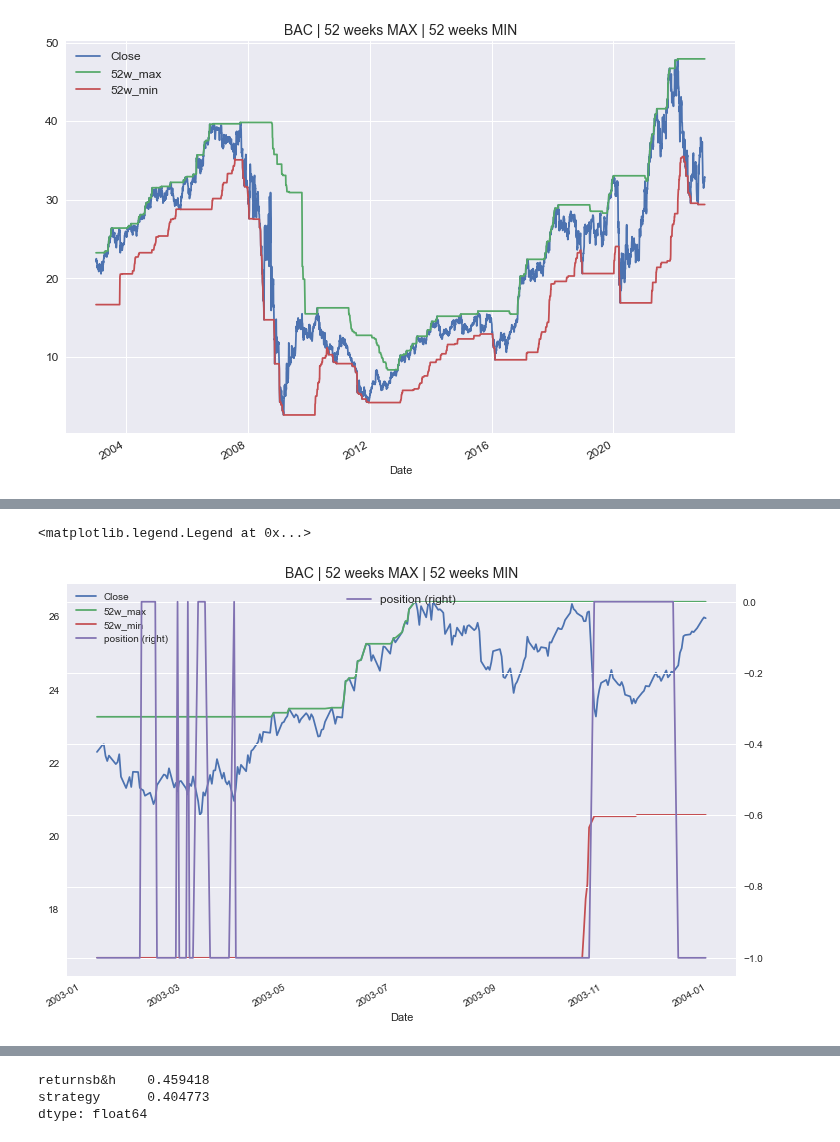
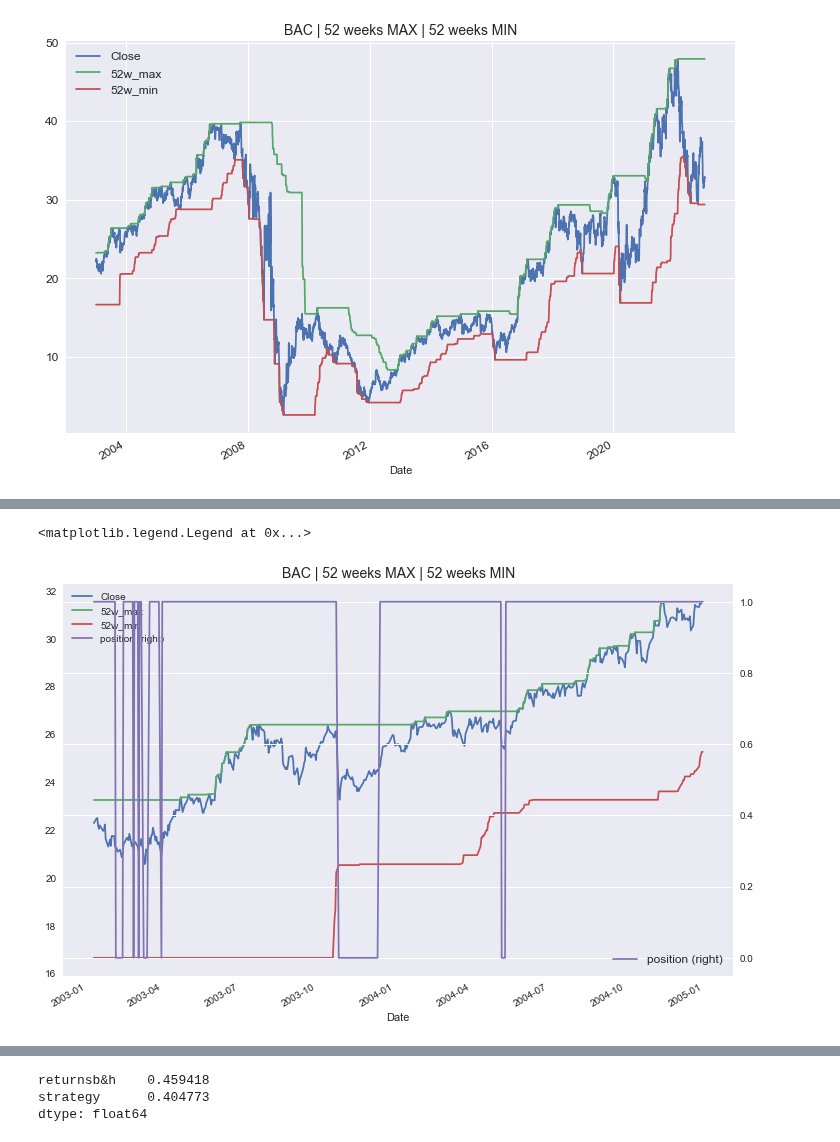
Before and after one commit to fadeeva/stock_market_research, a Jupyter notebook: classic/52_weeks/52weeks.ipynb, the cells around one changed output, grey strips where cells are left out. Drawn from its saved outputs; the diff is of its cells as text; code cells hidden in the pictures.

```diff
--- a/classic/52_weeks/52weeks.ipynb
+++ b/classic/52_weeks/52weeks.ipynb
@@ -422,10 +463,10 @@ data
 # %%
-data.loc['2003',['Close','52w_max','52w_min','position']].plot(figsize=(12, 8),secondary_y='position')
+data.loc['2003':'2004',['Close','52w_max','52w_min','position']].plot(figsize=(12, 8),secondary_y='position')
 plt.title('BAC | 52 weeks MAX | 52 weeks MIN', fontsize=14)
 plt.legend(fontsize=12)
 # %% [output]
 <matplotlib.legend.Legend at 0x...>
-[figure, old version]
+[figure, new version]
 # %%
 data['returnsb&h'] = np.log(data.Close.div(data.Close.shift(1)))
 data
```
Also changed, not shown: parts of 34 cells of this notebook.
